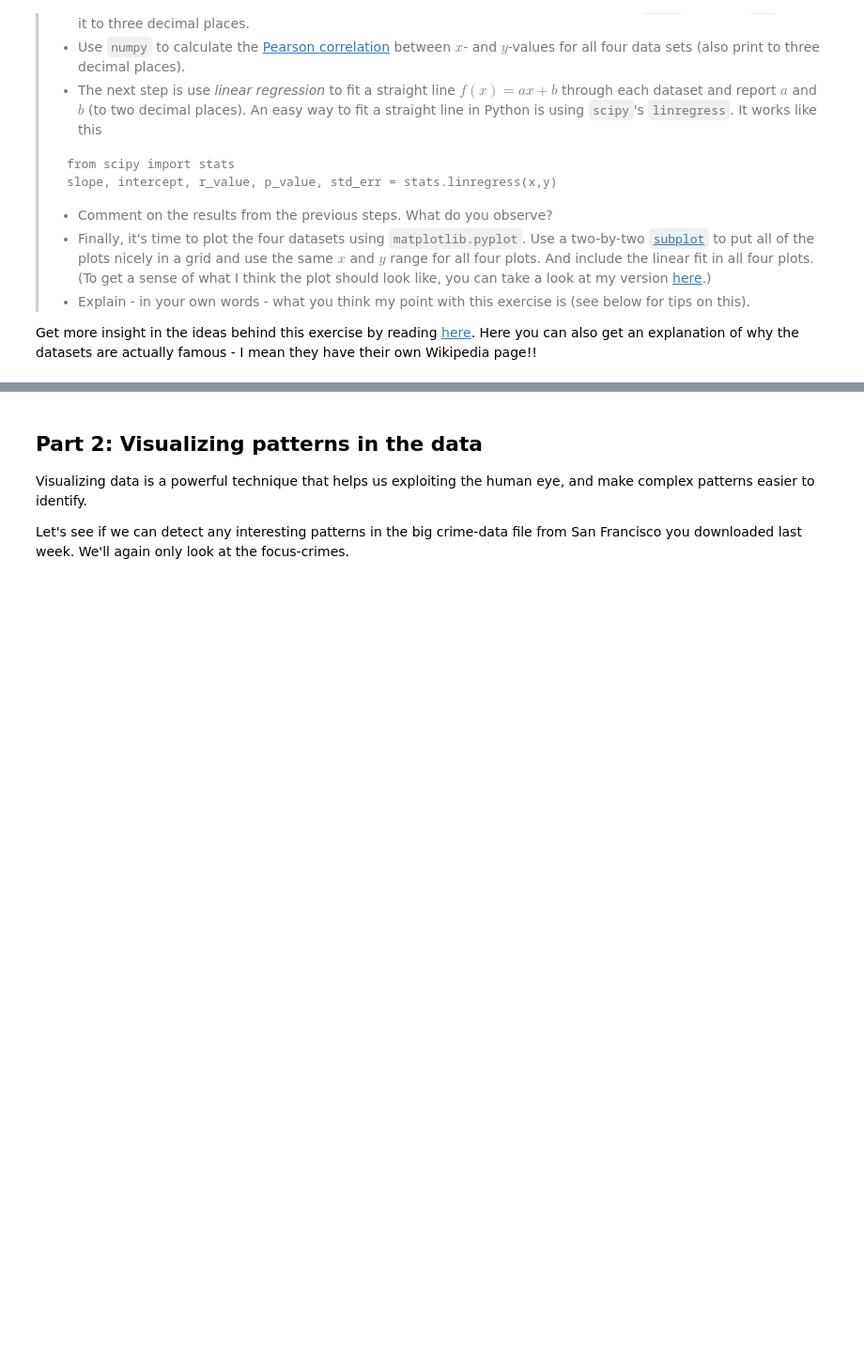
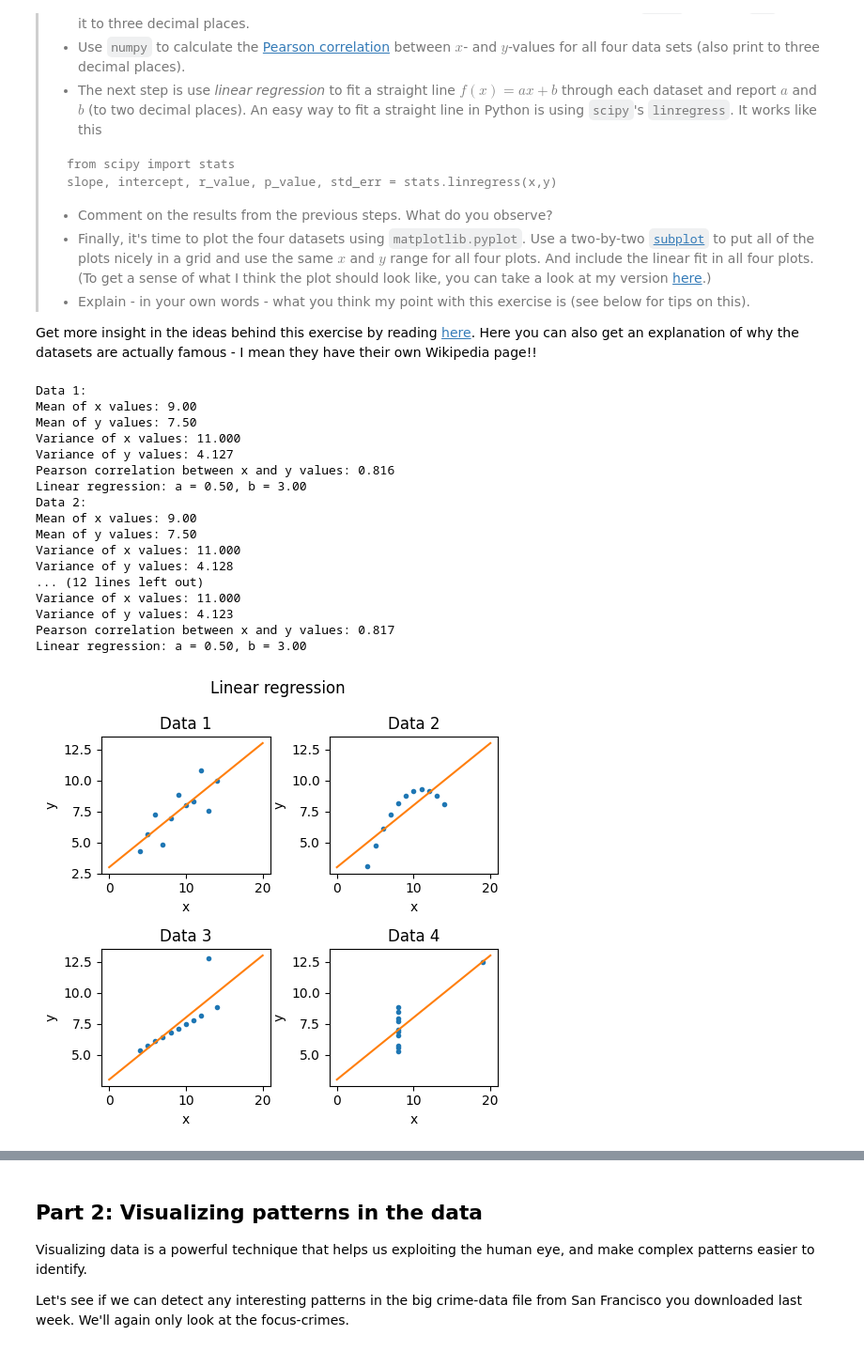
Before and after one commit to AnneKDesler/socialdata2023, a Jupyter notebook: lectures/Week2.ipynb, the cells around one changed output, grey strips where cells are left out. Shown at 94% size. Cells and saved outputs as stored; diff of their text form; code cells hidden in the pictures; blank space fills up the shorter version.

```diff
--- a/lectures/Week2.ipynb
+++ b/lectures/Week2.ipynb
@@ -54,19 +55,49 @@ Now, to the exercise:
 
 Get more insight in the ideas behind this exercise by reading [here](https://en.wikipedia.org/wiki/Anscombe%27s_quartet). Here you can also get an explanation of why the datasets are actually famous - I mean they have their own Wikipedia page!!
 # %%
+fig = plt.figure(figsize=(5,5))
 for i in range(1,5):
     x = data[data['origin']==i].x
     y = data[data['origin']==i].y
     mean_x = x.mean()
     mean_y = y.mean()
     print("Data {:d}:\nMean of x values: {:.2f} \nMean of y values: {:.2f}".format(i,mean_x,mean_y))
     var_x = x.var()
     var_y = y.var()
     print("Variance of x values: {:.3f} \nVariance of y values: {:.3f}".format(var_x,var_y))
     corr = np.corrcoef(x, y)[0,1]
     print("Pearson correlation between x and y values: {:.3f}".format(corr))
     a, b, _, _, _ = stats.linregress(x,y)
-    print("Linear regression: a = {:.2f}, b = {:.2f}".format(1,1))
+    print("Linear regression: a = {:.2f}, b = {:.2f}".format(a,b))
+    ax = fig.add_subplot(2, 2, i)
+    ax.plot(x,y,'.')
+    xx = np.arange(0,21,1)
+    yy = a*xx+b
+    ax.plot(xx,yy)
+    ax.set_xlabel('x')
+    ax.set_ylabel('y')
+    ax.set_title('Data {:d}'.format(i))
+fig.suptitle('Linear regression')
+fig.tight_layout()
+# %% [output]
+Data 1:
+Mean of x values: 9.00
+Mean of y values: 7.50
+Variance of x values: 11.000
+Variance of y values: 4.127
+Pearson correlation between x and y values: 0.816
+Linear regression: a = 0.50, b = 3.00
+Data 2:
+Mean of x values: 9.00
+Mean of y values: 7.50
+Variance of x values: 11.000
+Variance of y values: 4.128
+... (12 lines left out)
+Variance of x values: 11.000
+Variance of y values: 4.123
+Pearson correlation between x and y values: 0.817
+Linear regression: a = 0.50, b = 3.00
+[figure, added]
 # %% [markdown]
 Now that you get a better sense of why data visualization is an important and powerful tool, you are ready to get a small intro on the topic! Again, don't watch the video until **after** you've done exercise 1.1
 
```
Also changed, not shown: parts of 5 cells of this notebook, 1 other file.
